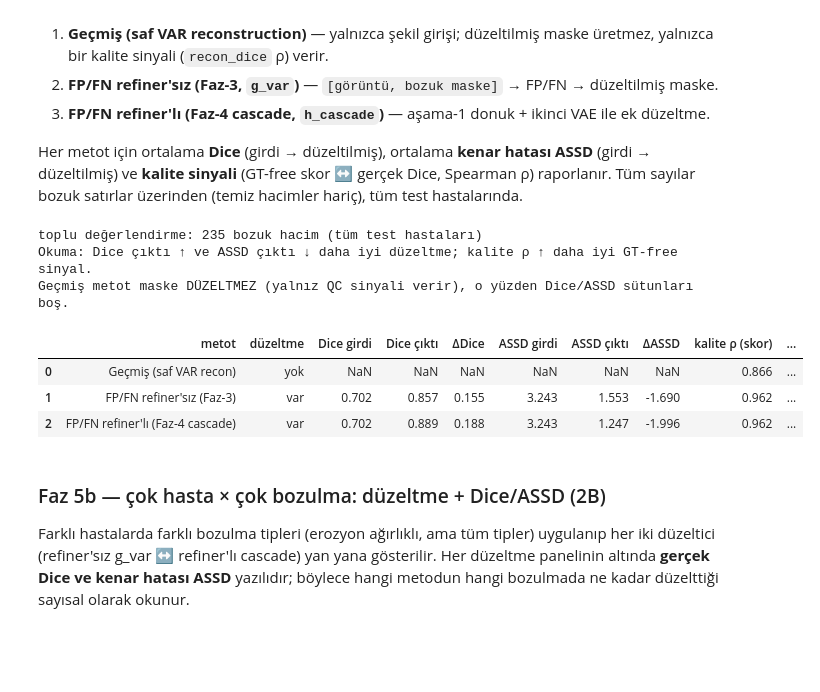
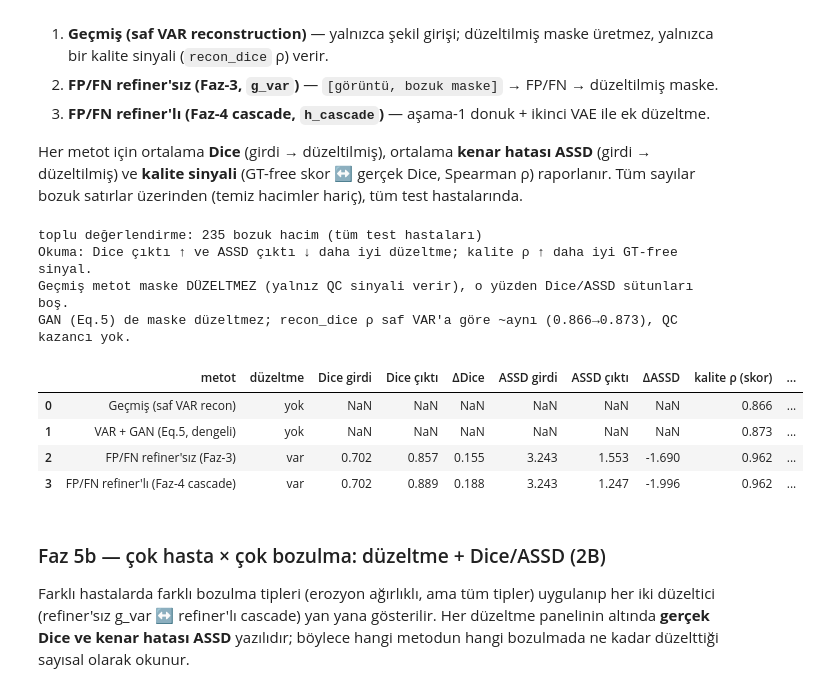
Before and after one commit to ahmetyaylalioglu/segquality, a Jupyter notebook: notebooks/var_hatti_faz0_4_raporu.ipynb, the cells around one changed output. Drawn from its saved outputs; the diff is of its cells as text; code cells hidden in the pictures; blank space fills up the shorter version.

```diff
--- a/notebooks/var_hatti_faz0_4_raporu.ipynb
+++ b/notebooks/var_hatti_faz0_4_raporu.ipynb
@@ -680,40 +680,50 @@ if 'VAR' in recon_results:
                        'Dice girdi': np.nan, 'Dice çıktı': np.nan, 'ΔDice': np.nan,
                        'ASSD girdi': np.nan, 'ASSD çıktı': np.nan, 'ΔASSD': np.nan,
                        'kalite ρ (skor)': round(rd, 3), 'skor adı': 'recon_dice'})
+# 1b) VAR + GAN (Eq.5 hinge) — düzeltme yok, yalnız QC sinyali; GAN katkı kontrolü
+if 'VAR+GAN dengeli' in gan_results:
+    rdg = gan_results['VAR+GAN dengeli']['summary']['recon_dice']['global']['spearman']
+    toplu_rows.append({'metot': 'VAR + GAN (Eq.5, dengeli)', 'düzeltme': 'yok',
+                       'Dice girdi': np.nan, 'Dice çıktı': np.nan, 'ΔDice': np.nan,
+                       'ASSD girdi': np.nan, 'ASSD çıktı': np.nan, 'ΔASSD': np.nan,
+                       'kalite ρ (skor)': round(rdg, 3), 'skor adı': 'recon_dice'})
 # 2) FP/FN refiner'sız (g_var)
 if 'G-VAR/ikili' in fpfn_results:
     di, do, ai, ao = _eval_corrector(_gvar_corrected, fpfn_results['G-VAR/ikili']['model'])
     ed = fpfn_results['G-VAR/ikili']['summary']['est_dice']['global']['spearman']
     toplu_rows.append({'metot': 'FP/FN refiner\'sız (Faz-3)', 'düzeltme': 'var',
                        'Dice girdi': round(float(di.mean()), 3), 'Dice çıktı': round(float(do.mean()), 3),
                        'ΔDice': round(float((do - di).mean()), 3),
                        'ASSD girdi': round(float(np.nanmean(ai)), 3), 'ASSD çıktı': round(float(np.nanmean(ao)), 3),
                        'ΔASSD': round(float(np.nanmean(ao - ai)), 3),
                        'kalite ρ (skor)': round(ed, 3), 'skor adı': 'est_dice'})
 # 3) FP/FN refiner'lı (cascade)
 if cascade is not None:
     di, do, ai, ao = _eval_corrector(_cascade_refined, cascade)
     ed = csummary['est_dice']['global']['spearman']
     toplu_rows.append({'metot': 'FP/FN refiner\'lı (Faz-4 cascade)', 'düzeltme': 'var',
                        'Dice girdi': round(float(di.mean()), 3), 'Dice çıktı': round(float(do.mean()), 3),
                        'ΔDice': round(float((do - di).mean()), 3),
                        'ASSD girdi': round(float(np.nanmean(ai)), 3), 'ASSD çıktı': round(float(np.nanmean(ao)), 3),
                        'ΔASSD': round(float(np.nanmean(ao - ai)), 3),
                        'kalite ρ (skor)': round(ed, 3), 'skor adı': 'est_dice'})
 
 df_toplu = pd.DataFrame(toplu_rows)
 display(df_toplu)
 df_toplu.to_csv(PROJECT_ROOT / 'outputs' / 'rapor_var_faz5_toplu.csv', index=False)
 print('Okuma: Dice çıktı ↑ ve ASSD çıktı ↓ daha iyi düzeltme; kalite ρ ↑ daha iyi GT-free sinyal.')
 print('Geçmiş metot maske DÜZELTMEZ (yalnız QC sinyali verir), o yüzden Dice/ASSD sütunları boş.')
+print('GAN (Eq.5) de maske düzeltmez; recon_dice ρ saf VAR\'a göre ~aynı (0.866→0.873), QC kazancı yok.')
 # %% [output]
 toplu değerlendirme: 235 bozuk hacim (tüm test hastaları)
 Okuma: Dice çıktı ↑ ve ASSD çıktı ↓ daha iyi düzeltme; kalite ρ ↑ daha iyi GT-free sinyal.
 Geçmiş metot maske DÜZELTMEZ (yalnız QC sinyali verir), o yüzden Dice/ASSD sütunları boş.
+GAN (Eq.5) de maske düzeltmez; recon_dice ρ saf VAR'a göre ~aynı (0.866→0.873), QC kazancı yok.
 |  | metot | düzeltme | Dice girdi | Dice çıktı | ΔDice | ASSD girdi | ASSD çıktı | ΔASSD | kalite ρ (skor) | ... |
 | 0 | Geçmiş (saf VAR recon) | yok | NaN | NaN | NaN | NaN | NaN | NaN | 0.866 | ... |
-| 1 | FP/FN refiner'sız (Faz-3) | var | 0.702 | 0.857 | 0.155 | 3.243 | 1.553 | -1.690 | 0.962 | ... |
-| 2 | FP/FN refiner'lı (Faz-4 cascade) | var | 0.702 | 0.889 | 0.188 | 3.243 | 1.247 | -1.996 | 0.962 | ... |
+| 1 | VAR + GAN (Eq.5, dengeli) | yok | NaN | NaN | NaN | NaN | NaN | NaN | 0.873 | ... |
+| 2 | FP/FN refiner'sız (Faz-3) | var | 0.702 | 0.857 | 0.155 | 3.243 | 1.553 | -1.690 | 0.962 | ... |
+| 3 | FP/FN refiner'lı (Faz-4 cascade) | var | 0.702 | 0.889 | 0.188 | 3.243 | 1.247 | -1.996 | 0.962 | ... |
 # %% [markdown]
 ### Faz 5b — çok hasta × çok bozulma: düzeltme + Dice/ASSD (2B)
 
```
Also changed, not shown: parts of 4 cells of this notebook, 1 other file.
